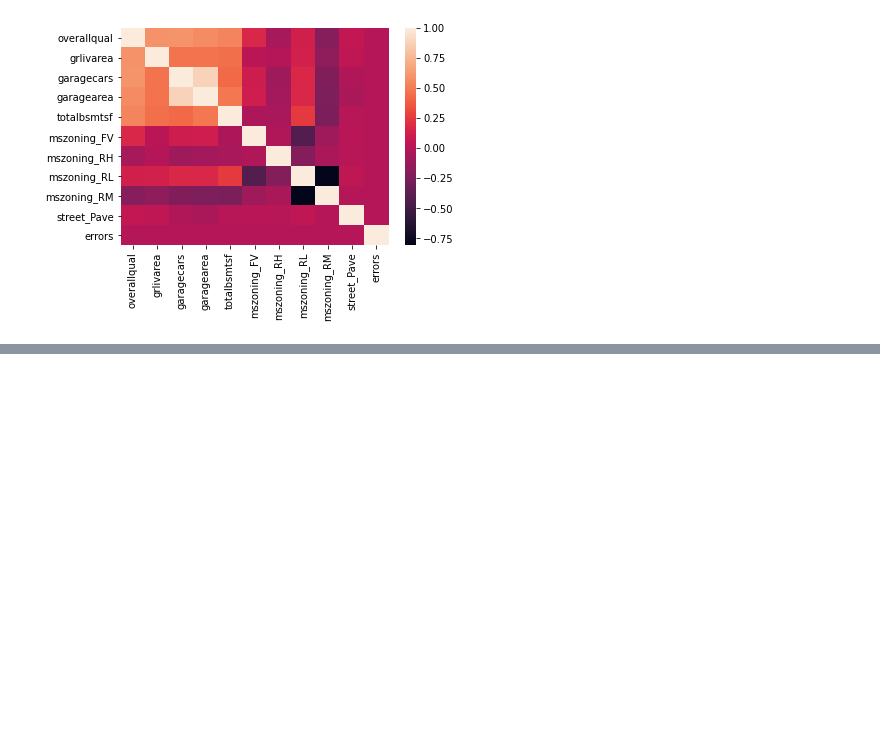
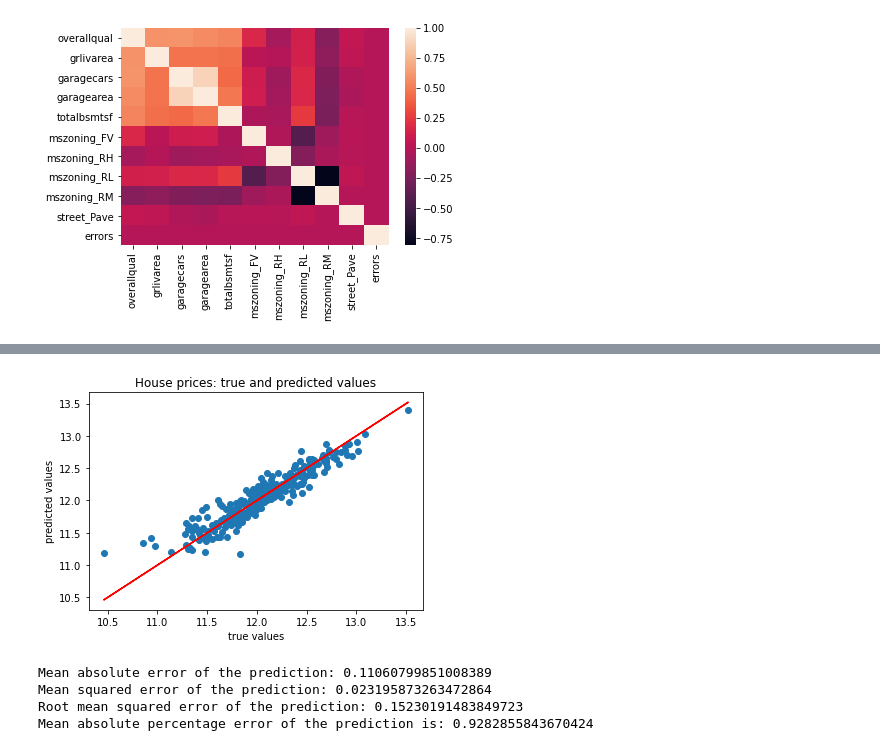
Before and after one commit to negar67/Python, a Jupyter notebook: HousePricePrediction.ipynb, the cells around one changed output, grey strips where cells are left out. Saved outputs shown, nothing was run; the diff lists cells and outputs as text; code cells hidden in the pictures; blank space fills up the shorter version.

```diff
--- a/HousePricePrediction.ipynb
+++ b/HousePricePrediction.ipynb
@@ -383,0 +519,9 @@ sns.heatmap(X.corr())
+# %%
+#Predicting the house prices in the test set,
+#and evaluate the performance of the model using the metrics
+
+#X is the feature set
+X = houseprice_df[['overallqual', 'grlivarea', 'garagecars', 'garagearea', 'totalbsmtsf'] + dummy_column_names]
+
+#Y is the target variable
+Y = np.log1p(houseprice_df['saleprice'])
@@ -383,0 +534,6 @@ sns.heatmap(X.corr())
+# %%
+#split the data to training and test sets
+X_train, X_test, Y_train, Y_test = train_test_split(X, Y, test_size = 0.2, random_state = 125)
+
+print(X_train.shape[0])
+print(X_test.shape[0])
@@ -383,0 +543,8 @@ sns.heatmap(X.corr())
+# %%
+#add constant to the model
+X_train = sm.add_constant(X_train)
+# %%
+#train the model
+results = sm.OLS(Y_train, X_train).fit()
+
+print(results.summary())
@@ -383,0 +569,25 @@ sns.heatmap(X.corr())
+# %%
+#we add constant to test feature set as well
+#from the scatter plot we see that the model predicts the lower sale prices better
+X_test = sm.add_constant(X_test)
+
+#Now make predictions
+Y_preds = results.predict(X_test)
+
+plt.scatter(Y_test, Y_preds)
+plt.plot(Y_test, Y_test, color="red")
+plt.xlabel("true values")
+plt.ylabel("predicted values")
+plt.title("House prices: true and predicted values")
+plt.show()
+
+print("Mean absolute error of the prediction: {}".format(mean_absolute_error(Y_test, Y_preds)))
+print("Mean squared error of the prediction: {}".format(mse(Y_test,Y_preds)))
+print("Root mean squared error of the prediction: {}".format(rmse(Y_test, Y_preds)))
+print("Mean absolute percentage error of the prediction is: {}".format(np.mean(np.abs((Y_test - Y_preds) / Y_test))*100))
+# %% [output]
+[figure, added]
+Mean absolute error of the prediction: 0.11060799851008389
+Mean squared error of the prediction: 0.023195873263472864
+Root mean squared error of the prediction: 0.15230191483849723
+Mean absolute percentage error of the prediction is: 0.9282855843670424
```
Also changed, not shown: parts of 14 cells of this notebook.
